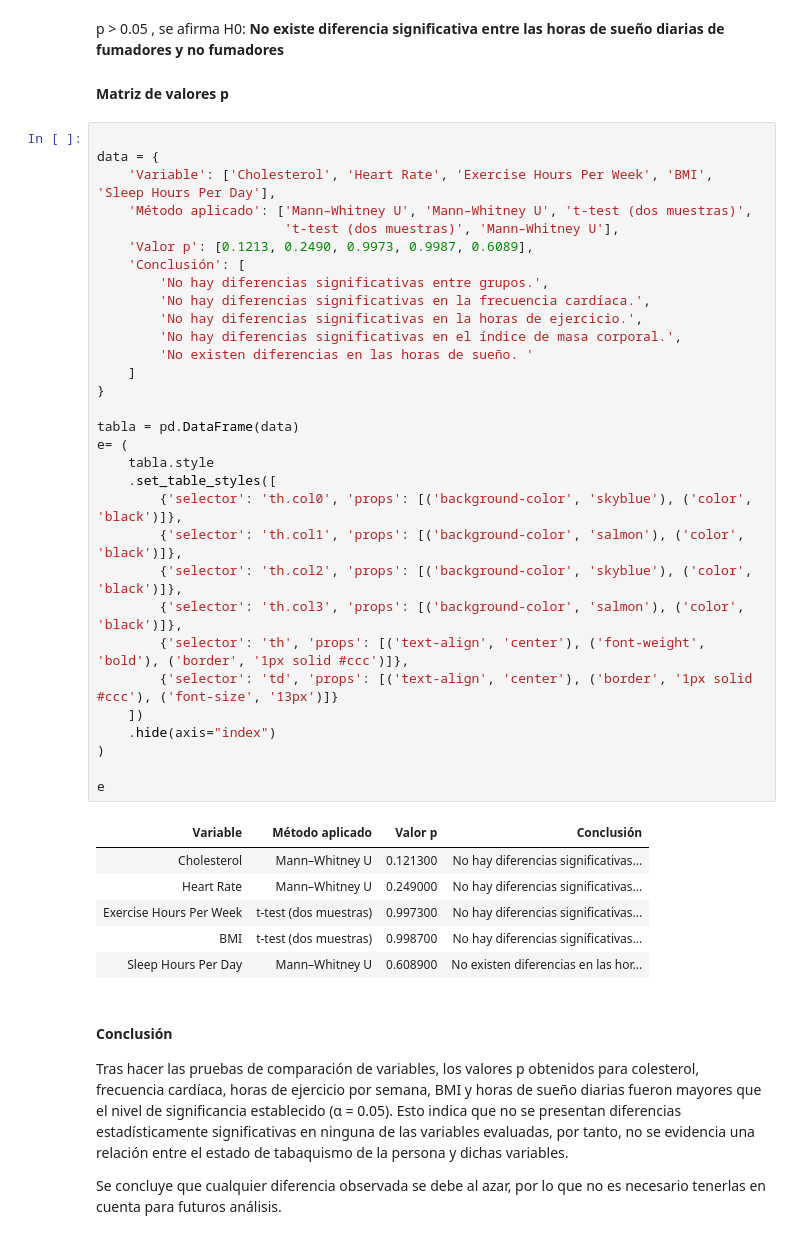
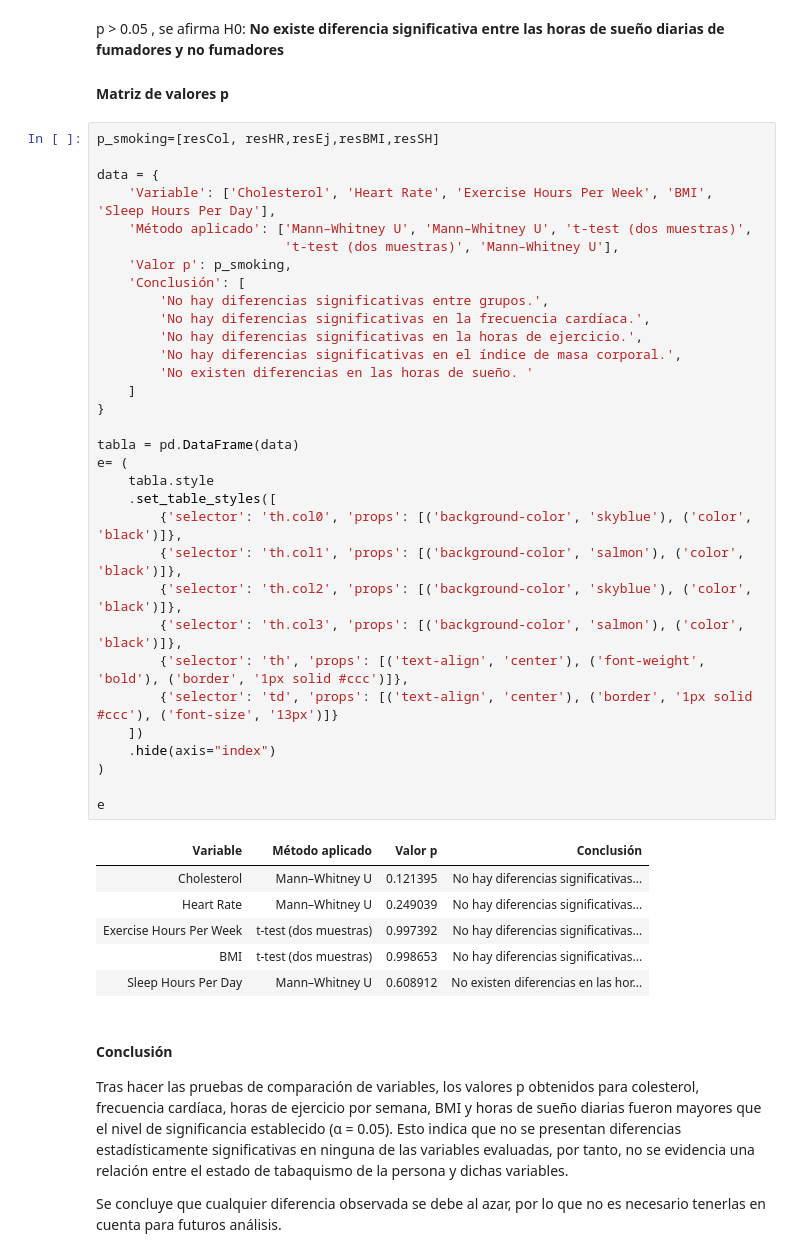
Before and after one commit to danieladonado/Estad-stica_proyecto, a Jupyter notebook: proyecto_1.ipynb, the cells around one changed output. Cells and saved outputs as stored; diff of their text form.

```diff
--- a/proyecto_1.ipynb
+++ b/proyecto_1.ipynb
@@ -1195,43 +1195,44 @@ p > 0.05 , se afirma H0: **No existe diferencia significativa entre las horas de
 
 #### **Matriz de valores p**
 # %%
+p_smoking=[resCol, resHR,resEj,resBMI,resSH]
 
 data = {
     'Variable': ['Cholesterol', 'Heart Rate', 'Exercise Hours Per Week', 'BMI', 'Sleep Hours Per Day'],
     'Método aplicado': ['Mann–Whitney U', 'Mann–Whitney U', 't-test (dos muestras)',
                         't-test (dos muestras)', 'Mann–Whitney U'],
-    'Valor p': [0.1213, 0.2490, 0.9973, 0.9987, 0.6089],
+    'Valor p': p_smoking,
     'Conclusión': [
         'No hay diferencias significativas entre grupos.',
         'No hay diferencias significativas en la frecuencia cardíaca.',
         'No hay diferencias significativas en la horas de ejercicio.',
         'No hay diferencias significativas en el índice de masa corporal.',
         'No existen diferencias en las horas de sueño. '
     ]
 }
 
 tabla = pd.DataFrame(data)
 e= (
     tabla.style
     .set_table_styles([
         {'selector': 'th.col0', 'props': [('background-color', 'skyblue'), ('color', 'black')]},
         {'selector': 'th.col1', 'props': [('background-color', 'salmon'), ('color', 'black')]},
         {'selector': 'th.col2', 'props': [('background-color', 'skyblue'), ('color', 'black')]},
         {'selector': 'th.col3', 'props': [('background-color', 'salmon'), ('color', 'black')]},
         {'selector': 'th', 'props': [('text-align', 'center'), ('font-weight', 'bold'), ('border', '1px solid #ccc')]},
         {'selector': 'td', 'props': [('text-align', 'center'), ('border', '1px solid #ccc'), ('font-size', '13px')]}
     ])
     .hide(axis="index")
 )
 
 e
 # %% [output]
 | Variable | Método aplicado | Valor p | Conclusión |
-| Cholesterol | Mann–Whitney U | 0.121300 | No hay diferencias significativas... |
-| Heart Rate | Mann–Whitney U | 0.249000 | No hay diferencias significativas... |
-| Exercise Hours Per Week | t-test (dos muestras) | 0.997300 | No hay diferencias significativas... |
-| BMI | t-test (dos muestras) | 0.998700 | No hay diferencias significativas... |
-| Sleep Hours Per Day | Mann–Whitney U | 0.608900 | No existen diferencias en las hor... |
+| Cholesterol | Mann–Whitney U | 0.121395 | No hay diferencias significativas... |
+| Heart Rate | Mann–Whitney U | 0.249039 | No hay diferencias significativas... |
+| Exercise Hours Per Week | t-test (dos muestras) | 0.997392 | No hay diferencias significativas... |
+| BMI | t-test (dos muestras) | 0.998653 | No hay diferencias significativas... |
+| Sleep Hours Per Day | Mann–Whitney U | 0.608912 | No existen diferencias en las hor... |
 # %% [markdown]
 #### **Conclusión**
 Tras hacer las pruebas de comparación de variables, los valores p obtenidos para colesterol, frecuencia cardíaca, horas de ejercicio por semana, BMI y horas de sueño diarias fueron mayores que el nivel de significancia establecido (α = 0.05). Esto indica que no se presentan diferencias estadísticamente significativas en ninguna de las variables evaluadas, por tanto, no se evidencia una relación entre el estado de tabaquismo de la persona y dichas variables.
```
